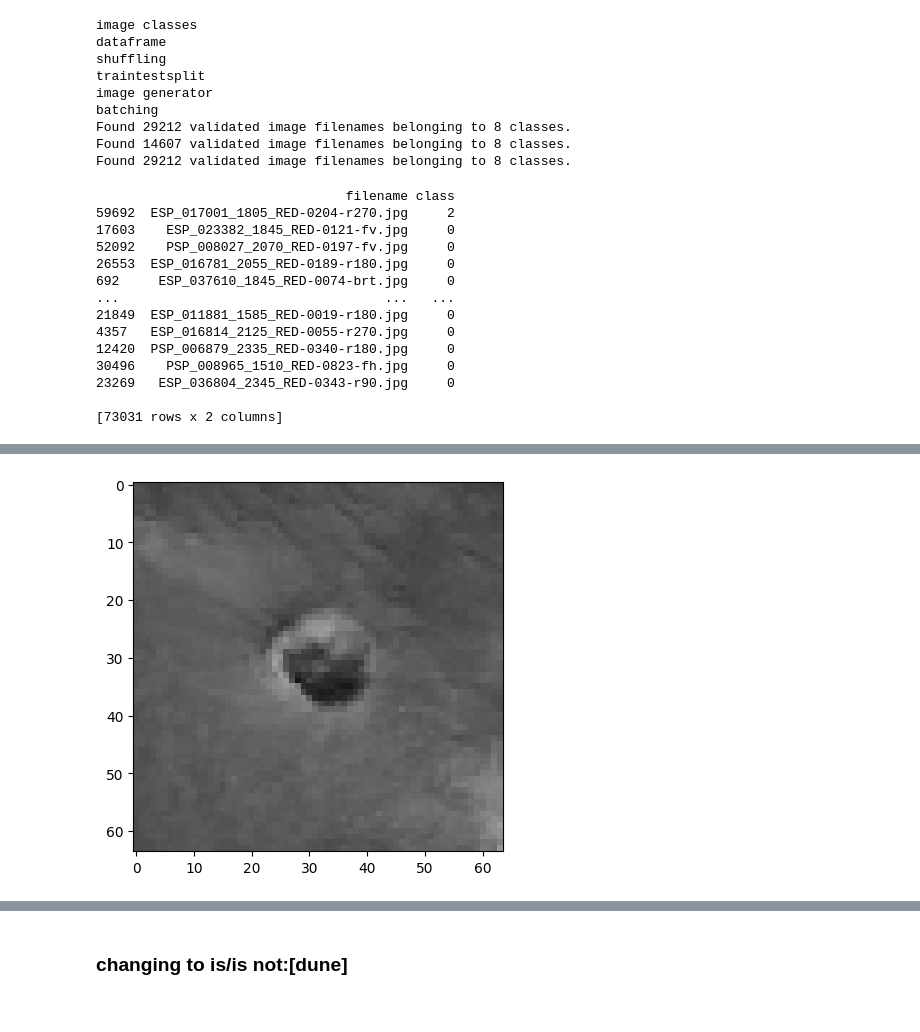
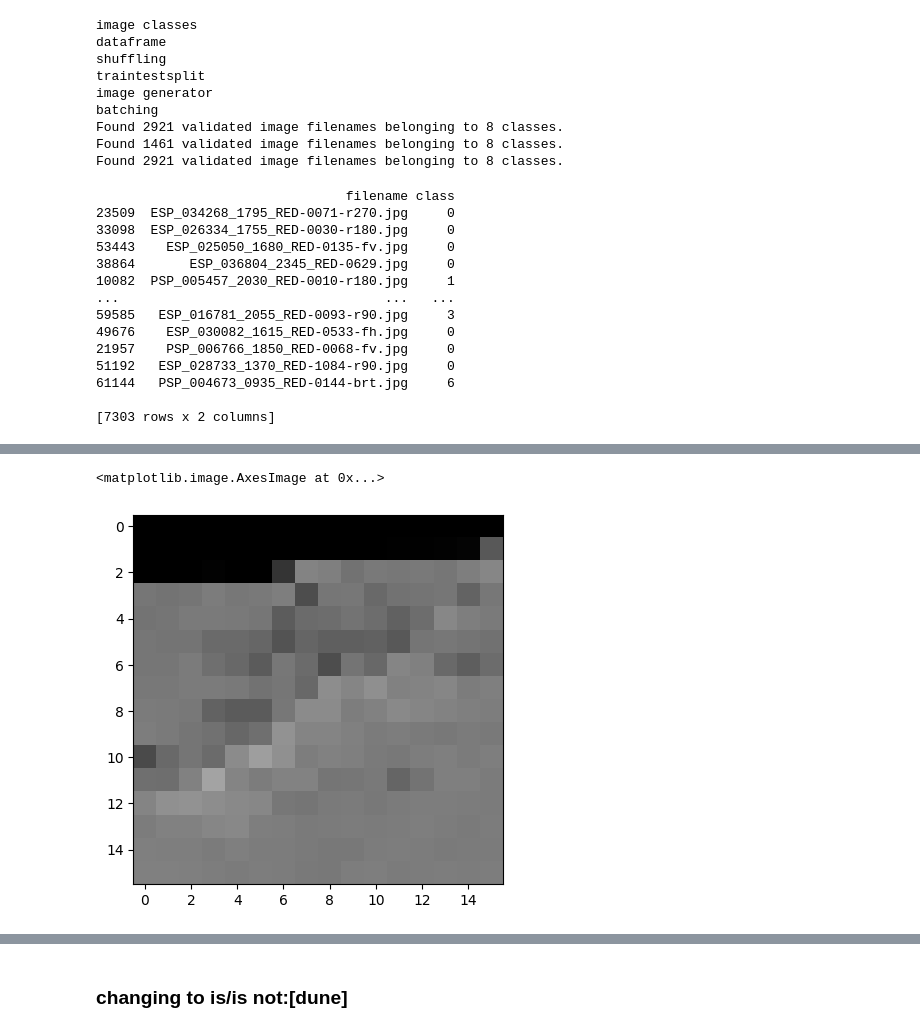
Before and after one commit to Saashiv-Valjee/Practical_Machine_Learning, a Jupyter notebook: ogabogadobado.ipynb, the cells around one changed output, grey strips where cells are left out. Saved outputs shown, nothing was run; the diff lists cells and outputs as text; code cells hidden in the pictures.

```diff
--- a/ogabogadobado.ipynb
+++ b/ogabogadobado.ipynb
@@ -37,6 +33,7 @@ print('shuffling')
 df = shuffle(df)
 
 print('traintestsplit')
+df,throwaway = train_test_split(df,test_size=0.9)
 train_df,test_df = train_test_split(df,test_size=0.2)
 train_df,val_df = train_test_split(train_df,test_size=0.5)
 
@@ -55,28 +52,28 @@ shuffling
 traintestsplit
 image generator
 batching
-Found 29212 validated image filenames belonging to 8 classes.
-Found 14607 validated image filenames belonging to 8 classes.
-Found 29212 validated image filenames belonging to 8 classes.
+Found 2921 validated image filenames belonging to 8 classes.
+Found 1461 validated image filenames belonging to 8 classes.
+Found 2921 validated image filenames belonging to 8 classes.
 # %%
 print(df)
 # %% [output]
                                 filename class
-59692  ESP_017001_1805_RED-0204-r270.jpg     2
-17603    ESP_023382_1845_RED-0121-fv.jpg     0
-52092    PSP_008027_2070_RED-0197-fv.jpg     0
-26553  ESP_016781_2055_RED-0189-r180.jpg     0
-692     ESP_037610_1845_RED-0074-brt.jpg     0
+23509  ESP_034268_1795_RED-0071-r270.jpg     0
+33098  ESP_026334_1755_RED-0030-r180.jpg     0
+53443    ESP_025050_1680_RED-0135-fv.jpg     0
+38864       ESP_036804_2345_RED-0629.jpg     0
+10082  PSP_005457_2030_RED-0010-r180.jpg     1
 ...                                  ...   ...
-21849  ESP_011881_1585_RED-0019-r180.jpg     0
-4357   ESP_016814_2125_RED-0055-r270.jpg     0
-12420  PSP_006879_2335_RED-0340-r180.jpg     0
-30496    PSP_008965_1510_RED-0823-fh.jpg     0
-23269   ESP_036804_2345_RED-0343-r90.jpg     0
+59585   ESP_016781_2055_RED-0093-r90.jpg     3
+49676    ESP_030082_1615_RED-0533-fh.jpg     0
+21957    PSP_006766_1850_RED-0068-fv.jpg     0
+51192   ESP_028733_1370_RED-1084-r90.jpg     0
+61144   PSP_004673_0935_RED-0144-brt.jpg     6
 
-[73031 rows x 2 columns]
+[7303 rows x 2 columns]
 # %%
-resize = 64
+resize = 16
 image_test = tf.image.resize(
     train_ds[0][0][0],
     [resize,resize])
@@ -87,4 +90,5 @@ plt.imshow(image_test)
+<matplotlib.image.AxesImage at 0x...>
-[figure, old version]
+[figure, new version]
 # %%
 BatchSize       = batchsize
 Nepochs         = 5
```
Also changed, not shown: parts of 26 cells of this notebook.
